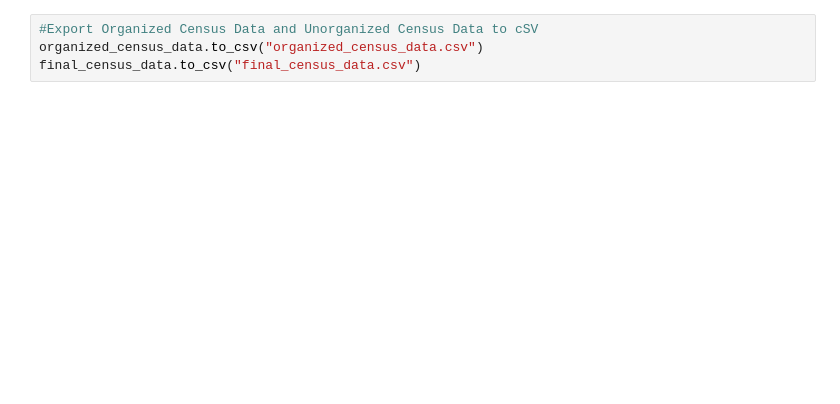
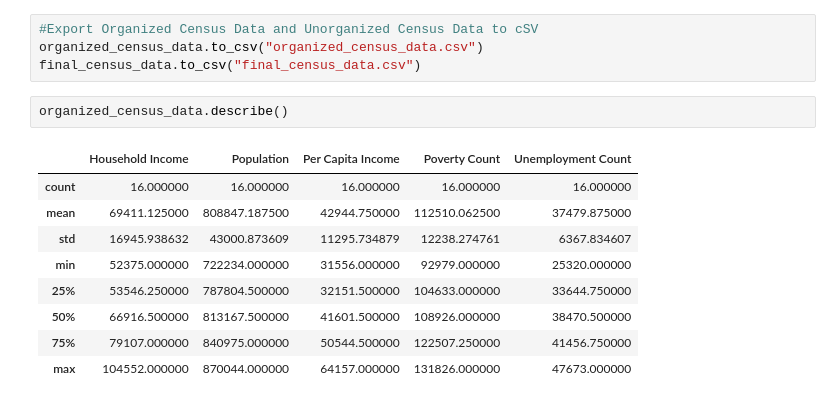
Before and after one commit to plmcgriff21/Project1, a Jupyter notebook: Project1.ipynb, the cells around one changed output. Cells and saved outputs as stored; diff of their text form; blank space fills up the shorter version.

```diff
--- a/Project1.ipynb
+++ b/Project1.ipynb
@@ -319,3 +319,15 @@ organized_census_data
 #Export Organized Census Data and Unorganized Census Data to cSV
 organized_census_data.to_csv("organized_census_data.csv")
 final_census_data.to_csv("final_census_data.csv")
+# %%
+organized_census_data.describe()
+# %% [output]
+|  | Household Income | Population | Per Capita Income | Poverty Count | Unemployment Count |
+| count | 16.000000 | 16.000000 | 16.000000 | 16.000000 | 16.000000 |
+| mean | 69411.125000 | 808847.187500 | 42944.750000 | 112510.062500 | 37479.875000 |
+| std | 16945.938632 | 43000.873609 | 11295.734879 | 12238.274761 | 6367.834607 |
+| min | 52375.000000 | 722234.000000 | 31556.000000 | 92979.000000 | 25320.000000 |
+| 25% | 53546.250000 | 787804.500000 | 32151.500000 | 104633.000000 | 33644.750000 |
+| 50% | 66916.500000 | 813167.500000 | 41601.500000 | 108926.000000 | 38470.500000 |
+| 75% | 79107.000000 | 840975.000000 | 50544.500000 | 122507.250000 | 41456.750000 |
+| max | 104552.000000 | 870044.000000 | 64157.000000 | 131826.000000 | 47673.000000 |
```
Also changed, not shown: parts of 3 cells of this notebook, 3 other files.
